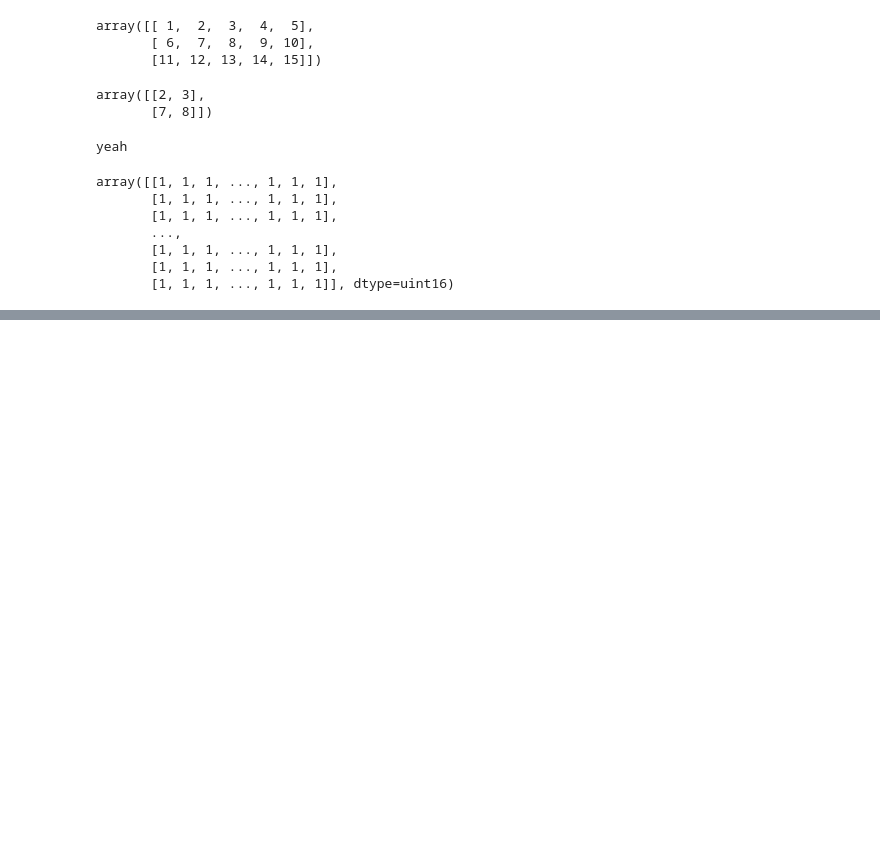
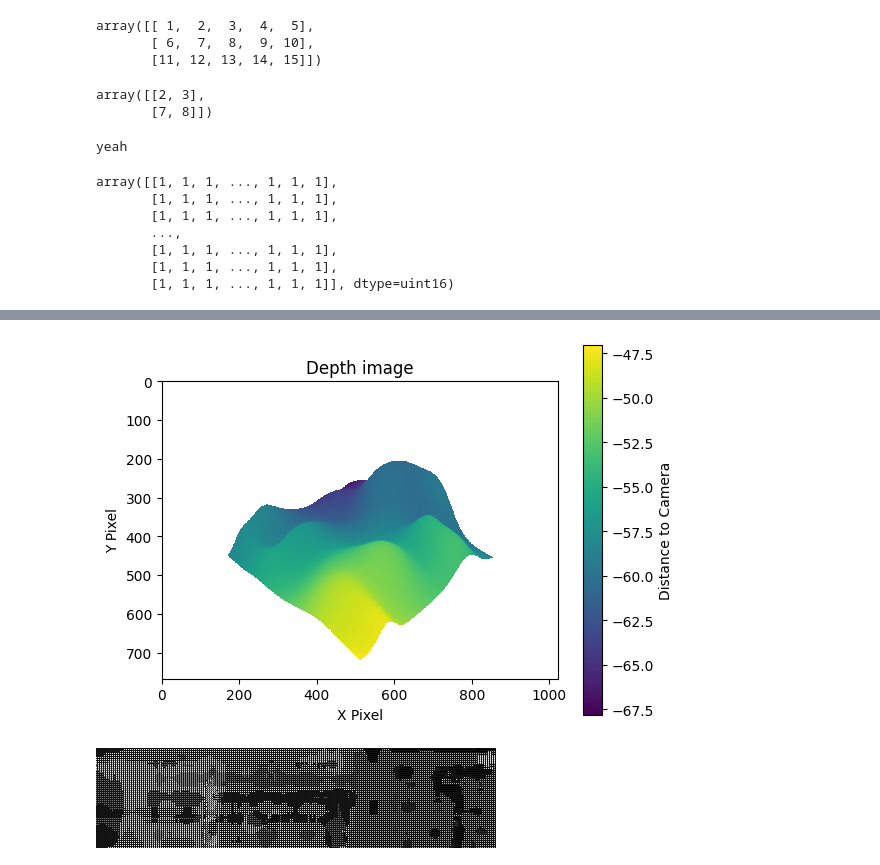
Before and after one commit to autorope/donkeycar, a Jupyter notebook: notebooks/depth_avoidance.ipynb, the cells around one changed output, grey strips where cells are left out. Saved outputs shown, nothing was run; the diff lists cells and outputs as text; code cells hidden in the pictures; blank space fills up the shorter version.

```diff
--- a/notebooks/depth_avoidance.ipynb
+++ b/notebooks/depth_avoidance.ipynb
@@ -54,0 +162,13 @@ np.savez_compressed("a.npz", img=depth_frame)
+# %%
+zval = p.get_image_depth()
+zval_filled_by_42s = p.get_image_depth(fill_value=42.0)
+# %%
+plt.figure()
+plt.imshow(zval)
+plt.colorbar(label='Distance to Camera')
+plt.title('Depth image')
+plt.xlabel('X Pixel')
+plt.ylabel('Y Pixel')
+plt.show()
+# %% [output]
+[figure, added]
@@ -54,0 +178,10 @@ np.savez_compressed("a.npz", img=depth_frame)
+# %%
+import numpy as np
+from PIL import Image
+
+f = np.load("/Users/olivierbourrasse/mycar/data/depths/8000_cam_depth_array_.jpg.npz")
+df = (f["img"]).astype(np.uint16)
+a = Image.fromarray(df, mode="P")
+a
+# %% [output]
+[figure, added]
```
Also changed, not shown: parts of 20 cells of this notebook, 4 other files.
